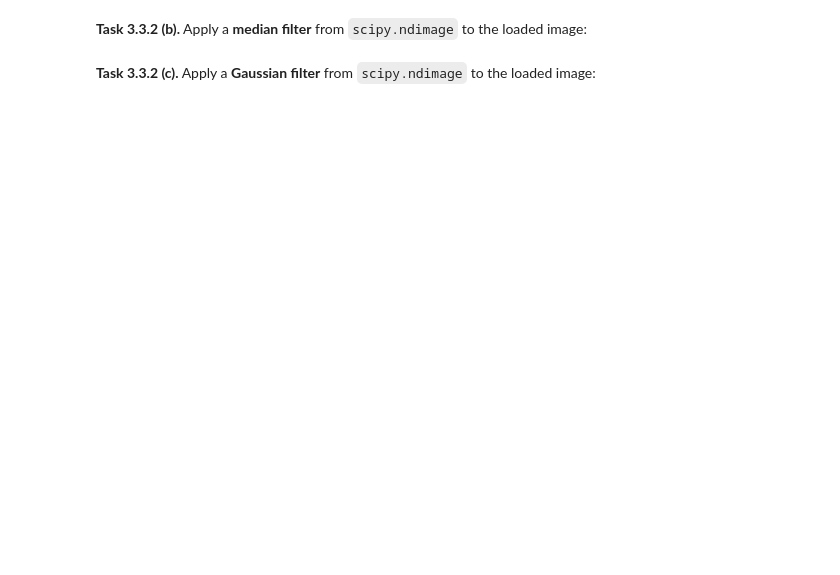
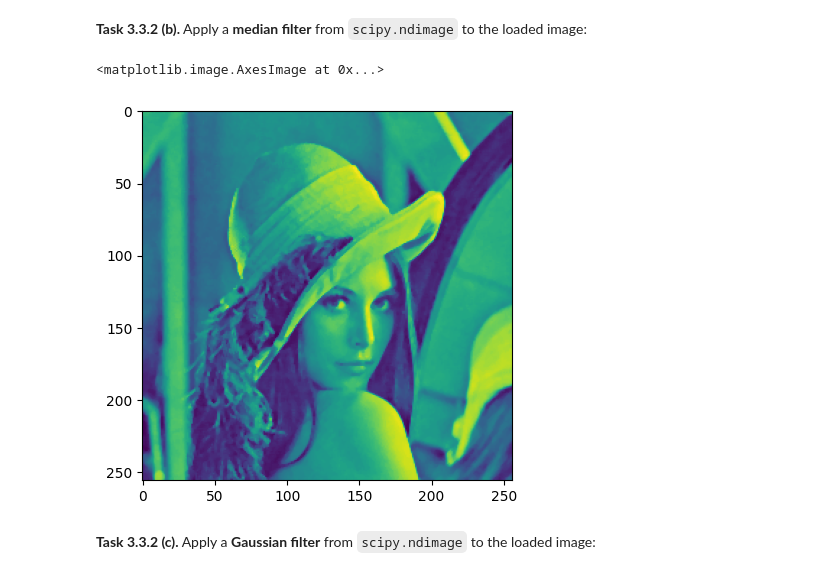
Before and after one commit to PaulEsslinger/mobi-fs3-python, a Jupyter notebook: task3.ipynb, the cells around one changed output. Drawn from its saved outputs; the diff is of its cells as text; code cells hidden in the pictures; blank space fills up the shorter version.

```diff
--- a/task3.ipynb
+++ b/task3.ipynb
@@ -85,4 +96,9 @@ Then, compare your result for filter size `5` with the correct result image `dat
 # %% [markdown]
 **<a id="#">Task 3.3.2 (b).</a>** Apply a **median filter** from `scipy.ndimage` to the loaded image:
+# %%
+plt.imshow(scipy.ndimage.median_filter(lena_orig.copy(), 3))
+# %% [output]
+<matplotlib.image.AxesImage at 0x...>
+[figure, added]
 # %% [markdown]
 **<a id="#">Task 3.3.2 (c).</a>** Apply a **Gaussian filter** from `scipy.ndimage` to the loaded image:
```
Also changed, not shown: parts of 14 cells of this notebook.
